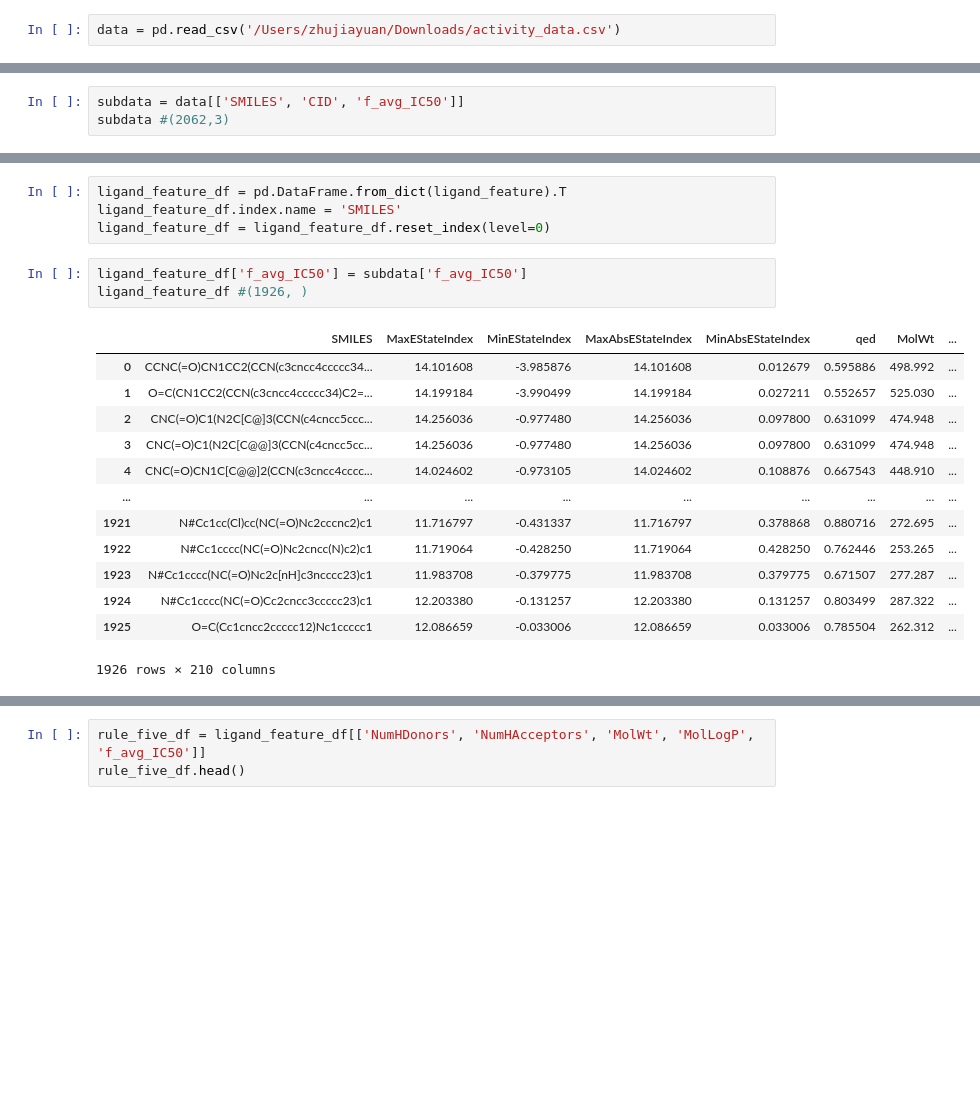
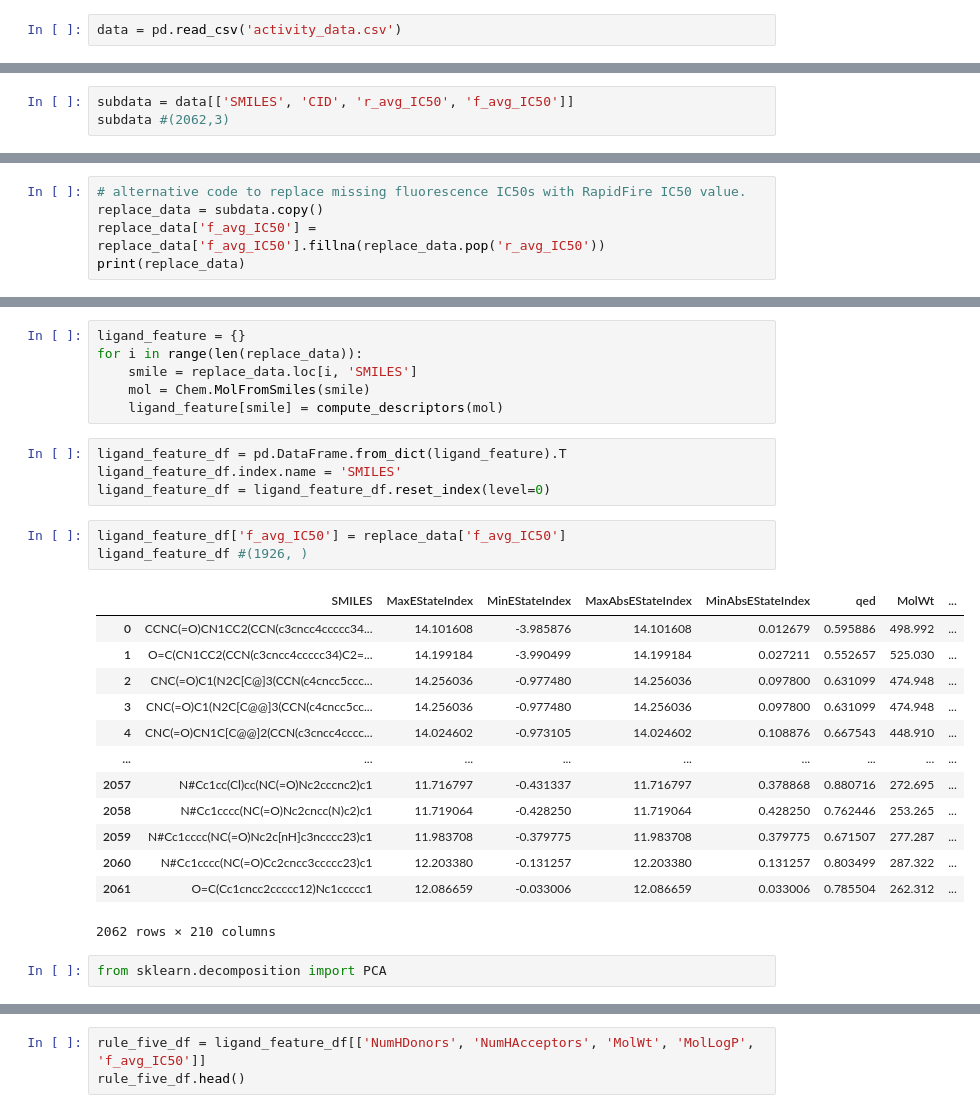
Before and after one commit to jiayuanz3/binding_affinity, a Jupyter notebook: binding affinity prediction.ipynb, the cells around one changed output, grey strips where cells are left out. Drawn from its saved outputs; the diff is of its cells as text; blank space fills up the shorter version.

```diff
--- a/binding affinity prediction.ipynb
+++ b/binding affinity prediction.ipynb
@@ -6,6 +8,6 @@ from collections import defaultdict
 from matplotlib import pyplot as plt
 # %%
-data = pd.read_csv('/Users/zhujiayuan/Downloads/activity_data.csv')
+data = pd.read_csv('activity_data.csv')
 # %%
 data.head(5)
 # %% [output]
@@ -37,6 +39,6 @@ list(data.columns)
  'series',
  'frag_id']
 # %%
-subdata = data[['SMILES', 'CID', 'f_avg_IC50']]
+subdata = data[['SMILES', 'CID', 'r_avg_IC50', 'f_avg_IC50']]
 subdata #(2062,3)
 # %% [output]
@@ -104,0 +110,5 @@ subdata #(1926, 3)
+# %%
+# alternative code to replace missing fluorescence IC50s with RapidFire IC50 value.
+replace_data = subdata.copy()
+replace_data['f_avg_IC50'] = replace_data['f_avg_IC50'].fillna(replace_data.pop('r_avg_IC50'))
+print(replace_data)
@@ -113,24 +141,32 @@ for i in range(len(subdata)):
     smile = subdata.loc[i, 'SMILES']
     mol = Chem.MolFromSmiles(smile)
     ligand_feature[smile] = compute_descriptors(mol)
+# %%
+ligand_feature = {}
+for i in range(len(replace_data)):
+    smile = replace_data.loc[i, 'SMILES']
+    mol = Chem.MolFromSmiles(smile)
+    ligand_feature[smile] = compute_descriptors(mol)
 # %%
 ligand_feature_df = pd.DataFrame.from_dict(ligand_feature).T
 ligand_feature_df.index.name = 'SMILES'
 ligand_feature_df = ligand_feature_df.reset_index(level=0)
 # %%
-ligand_feature_df['f_avg_IC50'] = subdata['f_avg_IC50']
+ligand_feature_df['f_avg_IC50'] = replace_data['f_avg_IC50']
 ligand_feature_df #(1926, )
 # %% [output]
 |  | SMILES | MaxEStateIndex | MinEStateIndex | MaxAbsEStateIndex | MinAbsEStateIndex | qed | MolWt | ... |
 | 0 | CCNC(=O)CN1CC2(CCN(c3cncc4ccccc34... | 14.101608 | -3.985876 | 14.101608 | 0.012679 | 0.595886 | 498.992 | ... |
 | 1 | O=C(CN1CC2(CCN(c3cncc4ccccc34)C2=... | 14.199184 | -3.990499 | 14.199184 | 0.027211 | 0.552657 | 525.030 | ... |
 | 2 | CNC(=O)C1(N2C[C@]3(CCN(c4cncc5ccc... | 14.256036 | -0.977480 | 14.256036 | 0.097800 | 0.631099 | 474.948 | ... |
 | 3 | CNC(=O)C1(N2C[C@@]3(CCN(c4cncc5cc... | 14.256036 | -0.977480 | 14.256036 | 0.097800 | 0.631099 | 474.948 | ... |
 | 4 | CNC(=O)CN1C[C@@]2(CCN(c3cncc4cccc... | 14.024602 | -0.973105 | 14.024602 | 0.108876 | 0.667543 | 448.910 | ... |
 | ... | ... | ... | ... | ... | ... | ... | ... | ... |
-| 1921 | N#Cc1cc(Cl)cc(NC(=O)Nc2cccnc2)c1 | 11.716797 | -0.431337 | 11.716797 | 0.378868 | 0.880716 | 272.695 | ... |
-| 1922 | N#Cc1cccc(NC(=O)Nc2cncc(N)c2)c1 | 11.719064 | -0.428250 | 11.719064 | 0.428250 | 0.762446 | 253.265 | ... |
-| 1923 | N#Cc1cccc(NC(=O)Nc2c[nH]c3ncccc23)c1 | 11.983708 | -0.379775 | 11.983708 | 0.379775 | 0.671507 | 277.287 | ... |
-| 1924 | N#Cc1cccc(NC(=O)Cc2cncc3ccccc23)c1 | 12.203380 | -0.131257 | 12.203380 | 0.131257 | 0.803499 | 287.322 | ... |
-| 1925 | O=C(Cc1cncc2ccccc12)Nc1ccccc1 | 12.086659 | -0.033006 | 12.086659 | 0.033006 | 0.785504 | 262.312 | ... |
+| 2057 | N#Cc1cc(Cl)cc(NC(=O)Nc2cccnc2)c1 | 11.716797 | -0.431337 | 11.716797 | 0.378868 | 0.880716 | 272.695 | ... |
+| 2058 | N#Cc1cccc(NC(=O)Nc2cncc(N)c2)c1 | 11.719064 | -0.428250 | 11.719064 | 0.428250 | 0.762446 | 253.265 | ... |
+| 2059 | N#Cc1cccc(NC(=O)Nc2c[nH]c3ncccc23)c1 | 11.983708 | -0.379775 | 11.983708 | 0.379775 | 0.671507 | 277.287 | ... |
+| 2060 | N#Cc1cccc(NC(=O)Cc2cncc3ccccc23)c1 | 12.203380 | -0.131257 | 12.203380 | 0.131257 | 0.803499 | 287.322 | ... |
+| 2061 | O=C(Cc1cncc2ccccc12)Nc1ccccc1 | 12.086659 | -0.033006 | 12.086659 | 0.033006 | 0.785504 | 262.312 | ... |
-1926 rows × 210 columns
+2062 rows × 210 columns
+# %%
+from sklearn.decomposition import PCA
```
Also changed, not shown: parts of 15 cells of this notebook.
